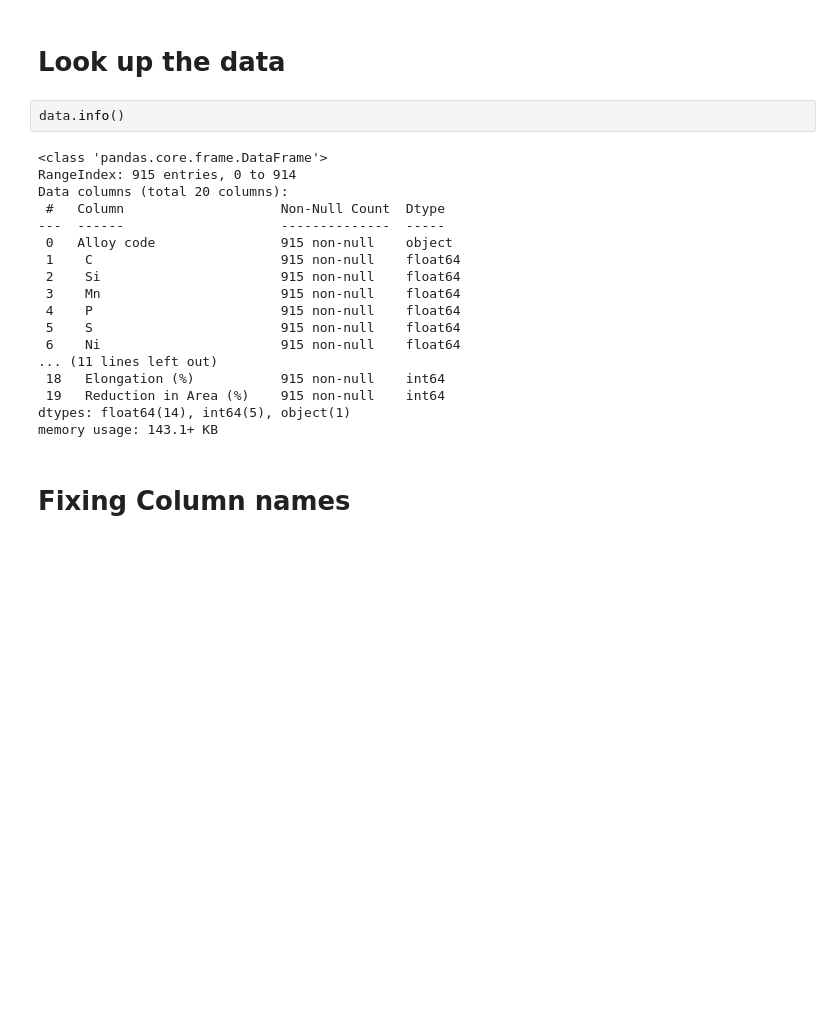
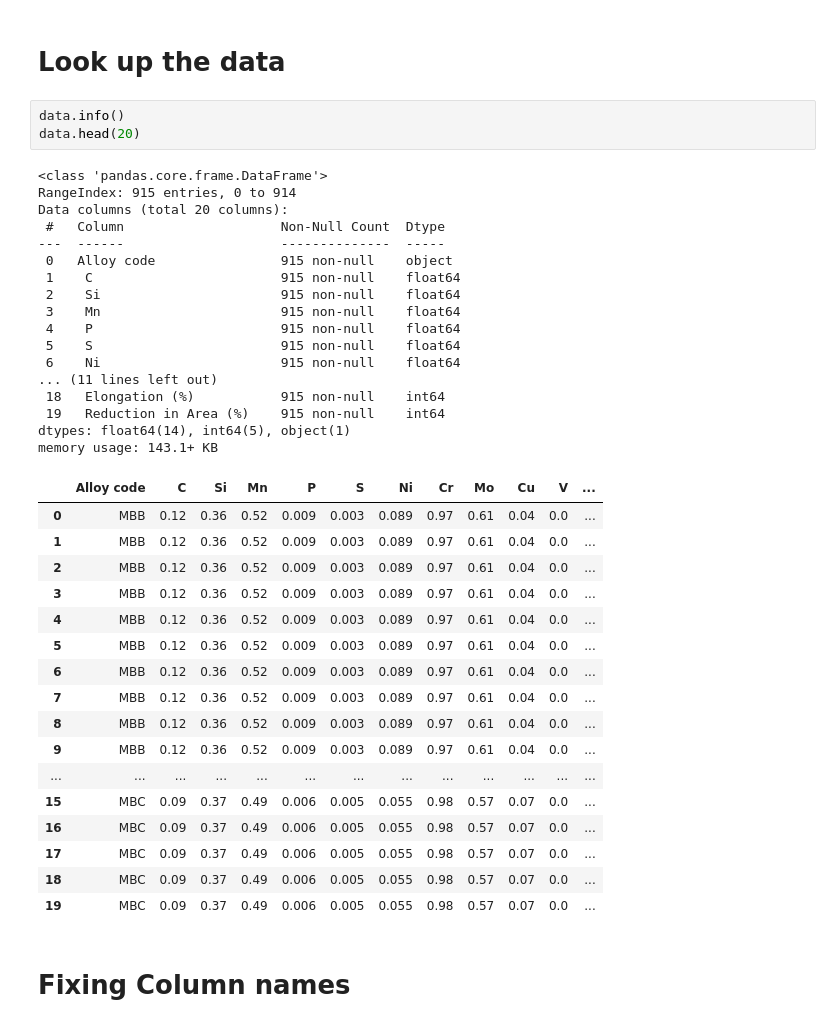
Before and after one commit to routh-vishal/steel-property-prediction, a Jupyter notebook: notebooks/01_exploratory_analysis.ipynb, the cells around one changed output. Cells and saved outputs as stored; diff of their text form; blank space fills up the shorter version.

```diff
--- a/notebooks/01_exploratory_analysis.ipynb
+++ b/notebooks/01_exploratory_analysis.ipynb
@@ -32,24 +32,42 @@ data
 # Look up the data
 # %%
 data.info()
+data.head(20)
 # %% [output]
 <class 'pandas.core.frame.DataFrame'>
 RangeIndex: 915 entries, 0 to 914
 Data columns (total 20 columns):
  #   Column                    Non-Null Count  Dtype
 ---  ------                    --------------  -----
  0   Alloy code                915 non-null    object
  1    C                        915 non-null    float64
  2    Si                       915 non-null    float64
  3    Mn                       915 non-null    float64
  4    P                        915 non-null    float64
  5    S                        915 non-null    float64
  6    Ni                       915 non-null    float64
 ... (11 lines left out)
  18   Elongation (%)           915 non-null    int64
  19   Reduction in Area (%)    915 non-null    int64
 dtypes: float64(14), int64(5), object(1)
 memory usage: 143.1+ KB
+|  | Alloy code | C | Si | Mn | P | S | Ni | Cr | Mo | Cu | V | ... |
+| 0 | MBB | 0.12 | 0.36 | 0.52 | 0.009 | 0.003 | 0.089 | 0.97 | 0.61 | 0.04 | 0.0 | ... |
+| 1 | MBB | 0.12 | 0.36 | 0.52 | 0.009 | 0.003 | 0.089 | 0.97 | 0.61 | 0.04 | 0.0 | ... |
+| 2 | MBB | 0.12 | 0.36 | 0.52 | 0.009 | 0.003 | 0.089 | 0.97 | 0.61 | 0.04 | 0.0 | ... |
+| 3 | MBB | 0.12 | 0.36 | 0.52 | 0.009 | 0.003 | 0.089 | 0.97 | 0.61 | 0.04 | 0.0 | ... |
+| 4 | MBB | 0.12 | 0.36 | 0.52 | 0.009 | 0.003 | 0.089 | 0.97 | 0.61 | 0.04 | 0.0 | ... |
+| 5 | MBB | 0.12 | 0.36 | 0.52 | 0.009 | 0.003 | 0.089 | 0.97 | 0.61 | 0.04 | 0.0 | ... |
+| 6 | MBB | 0.12 | 0.36 | 0.52 | 0.009 | 0.003 | 0.089 | 0.97 | 0.61 | 0.04 | 0.0 | ... |
+| 7 | MBB | 0.12 | 0.36 | 0.52 | 0.009 | 0.003 | 0.089 | 0.97 | 0.61 | 0.04 | 0.0 | ... |
+| 8 | MBB | 0.12 | 0.36 | 0.52 | 0.009 | 0.003 | 0.089 | 0.97 | 0.61 | 0.04 | 0.0 | ... |
+| 9 | MBB | 0.12 | 0.36 | 0.52 | 0.009 | 0.003 | 0.089 | 0.97 | 0.61 | 0.04 | 0.0 | ... |
+| ... | ... | ... | ... | ... | ... | ... | ... | ... | ... | ... | ... | ... |
+| 15 | MBC | 0.09 | 0.37 | 0.49 | 0.006 | 0.005 | 0.055 | 0.98 | 0.57 | 0.07 | 0.0 | ... |
+| 16 | MBC | 0.09 | 0.37 | 0.49 | 0.006 | 0.005 | 0.055 | 0.98 | 0.57 | 0.07 | 0.0 | ... |
+| 17 | MBC | 0.09 | 0.37 | 0.49 | 0.006 | 0.005 | 0.055 | 0.98 | 0.57 | 0.07 | 0.0 | ... |
+| 18 | MBC | 0.09 | 0.37 | 0.49 | 0.006 | 0.005 | 0.055 | 0.98 | 0.57 | 0.07 | 0.0 | ... |
+| 19 | MBC | 0.09 | 0.37 | 0.49 | 0.006 | 0.005 | 0.055 | 0.98 | 0.57 | 0.07 | 0.0 | ... |
 # %% [markdown]
 # Fixing Column names
 # %%
```
Also changed, not shown: parts of 4 cells of this notebook.
